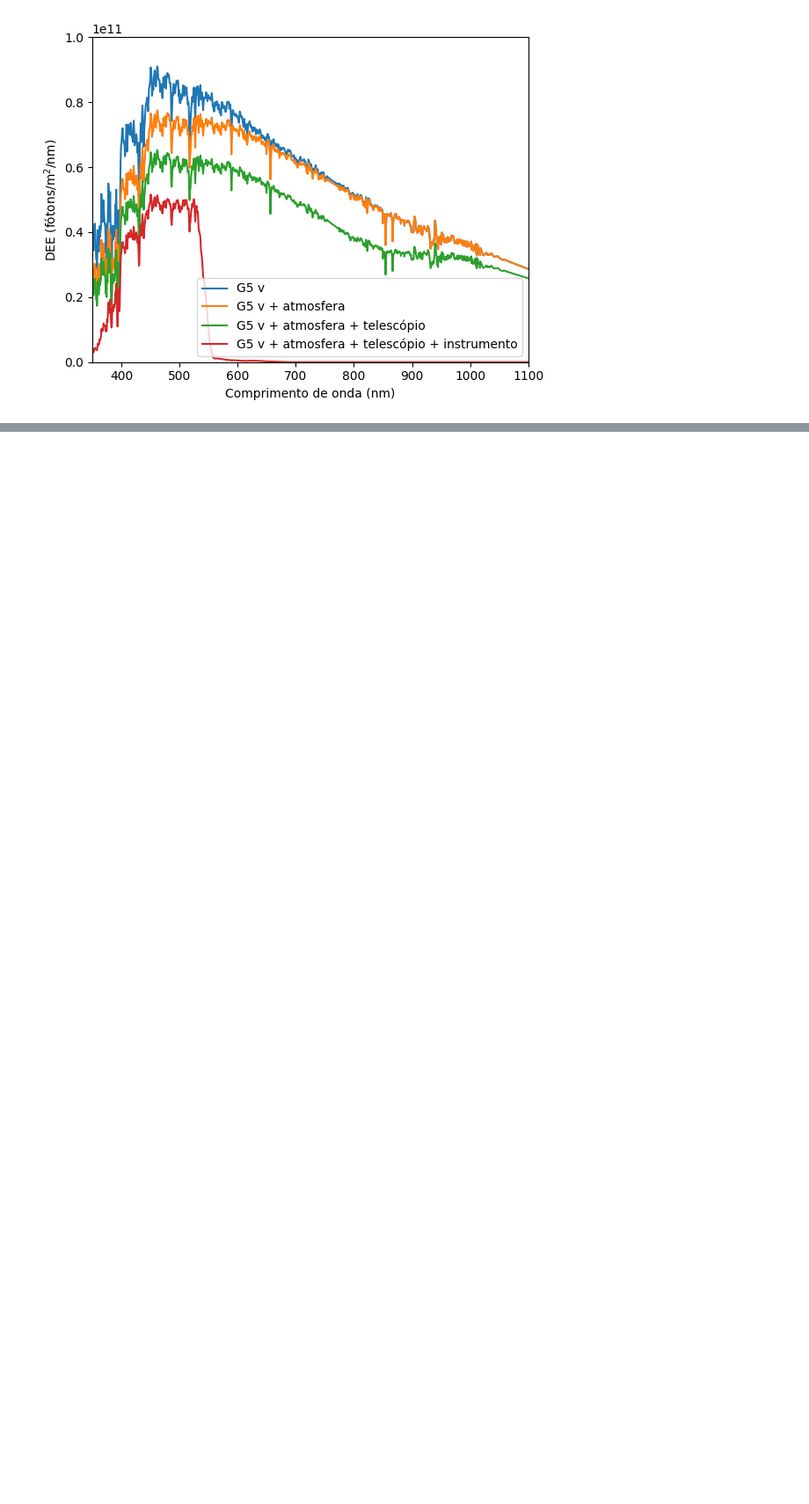
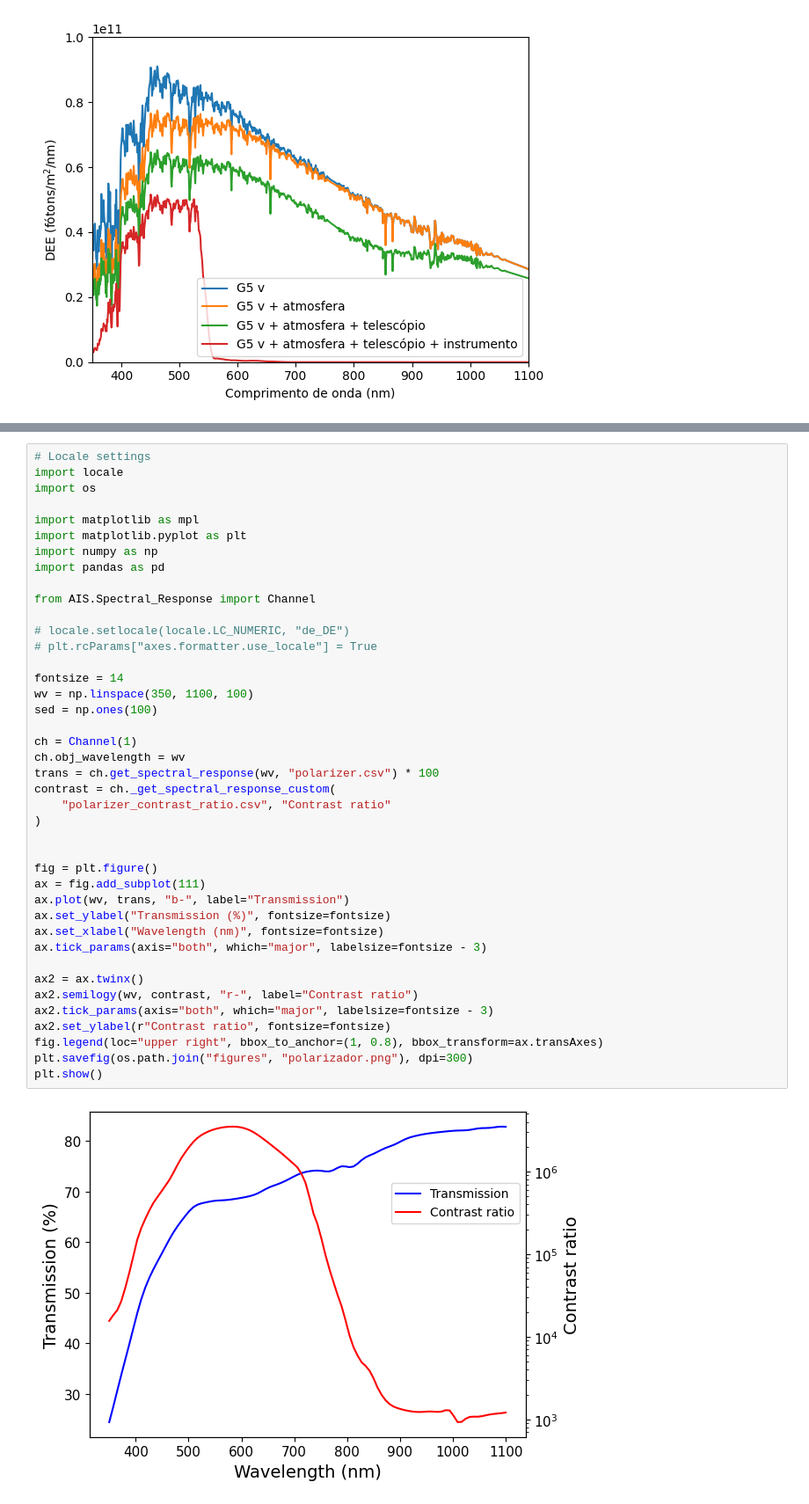
Before and after one commit to DBernardes/AIS, a Jupyter notebook: notebook/spectral_responses.ipynb, the cells around one changed output, grey strips where cells are left out. Shown: that part at 88% size. Cells and saved outputs as stored; diff of their text form; blank space fills up the shorter version.

```diff
--- a/notebook/spectral_responses.ipynb
+++ b/notebook/spectral_responses.ipynb
@@ -507,0 +511,43 @@ plt.savefig(os.path.join("figures", "analisador_transmitance.png"), dpi=300)
+# %%
+# Locale settings
+import locale
+import os
+
+import matplotlib as mpl
+import matplotlib.pyplot as plt
+import numpy as np
+import pandas as pd
+
+from AIS.Spectral_Response import Channel
+
+# locale.setlocale(locale.LC_NUMERIC, "de_DE")
+# plt.rcParams["axes.formatter.use_locale"] = True
+
+fontsize = 14
+wv = np.linspace(350, 1100, 100)
+sed = np.ones(100)
+
+ch = Channel(1)
+ch.obj_wavelength = wv
+trans = ch.get_spectral_response(wv, "polarizer.csv") * 100
+contrast = ch._get_spectral_response_custom(
+    "polarizer_contrast_ratio.csv", "Contrast ratio"
+)
+
+
+fig = plt.figure()
+ax = fig.add_subplot(111)
+ax.plot(wv, trans, "b-", label="Transmission")
+ax.set_ylabel("Transmission (%)", fontsize=fontsize)
+ax.set_xlabel("Wavelength (nm)", fontsize=fontsize)
+ax.tick_params(axis="both", which="major", labelsize=fontsize - 3)
+
+ax2 = ax.twinx()
+ax2.semilogy(wv, contrast, "r-", label="Contrast ratio")
+ax2.tick_params(axis="both", which="major", labelsize=fontsize - 3)
+ax2.set_ylabel(r"Contrast ratio", fontsize=fontsize)
+fig.legend(loc="upper right", bbox_to_anchor=(1, 0.8), bbox_transform=ax.transAxes)
+plt.savefig(os.path.join("figures", "polarizador.png"), dpi=300)
+plt.show()
+# %% [output]
+[figure, added]
```
Also changed, not shown: parts of 4 cells of this notebook, 5 other files.
